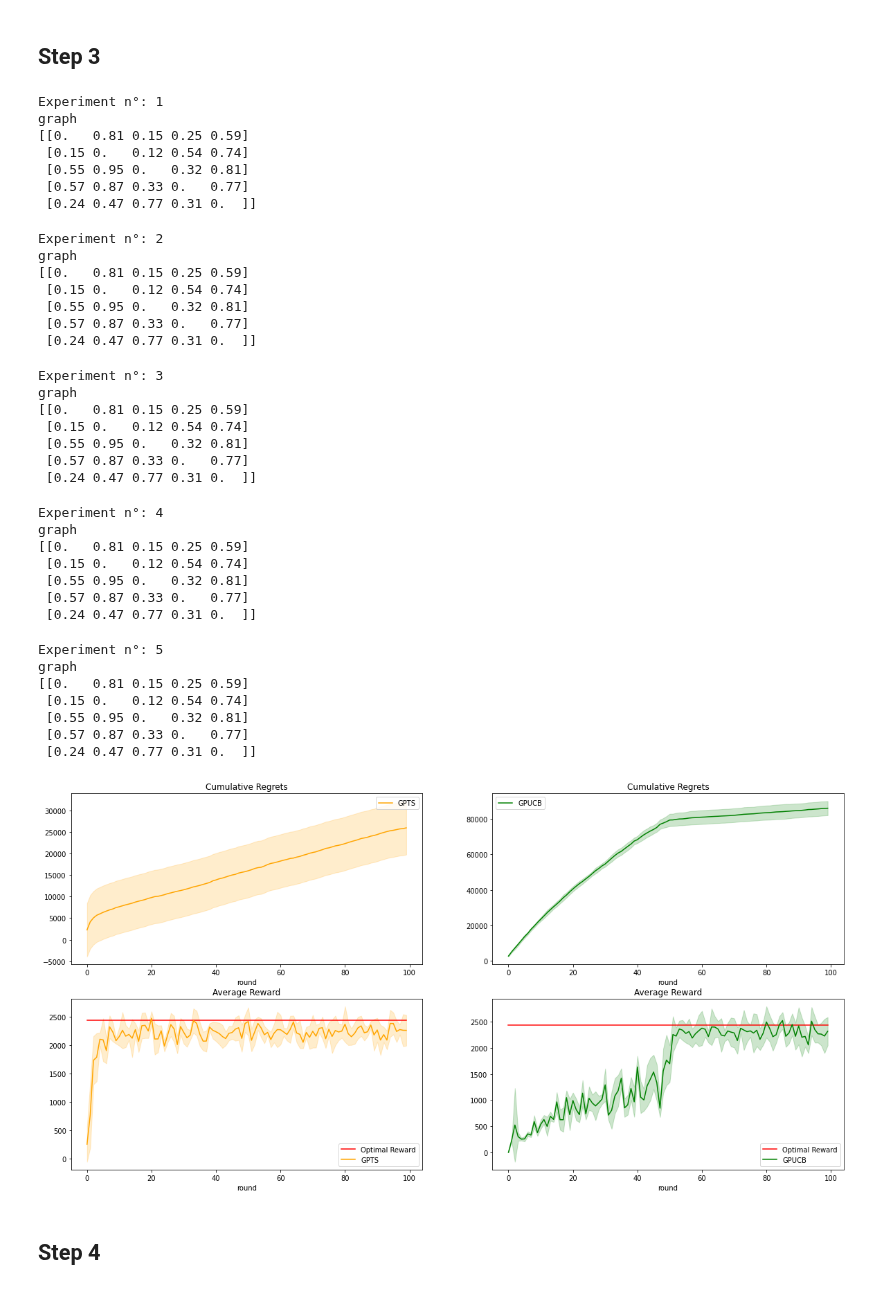
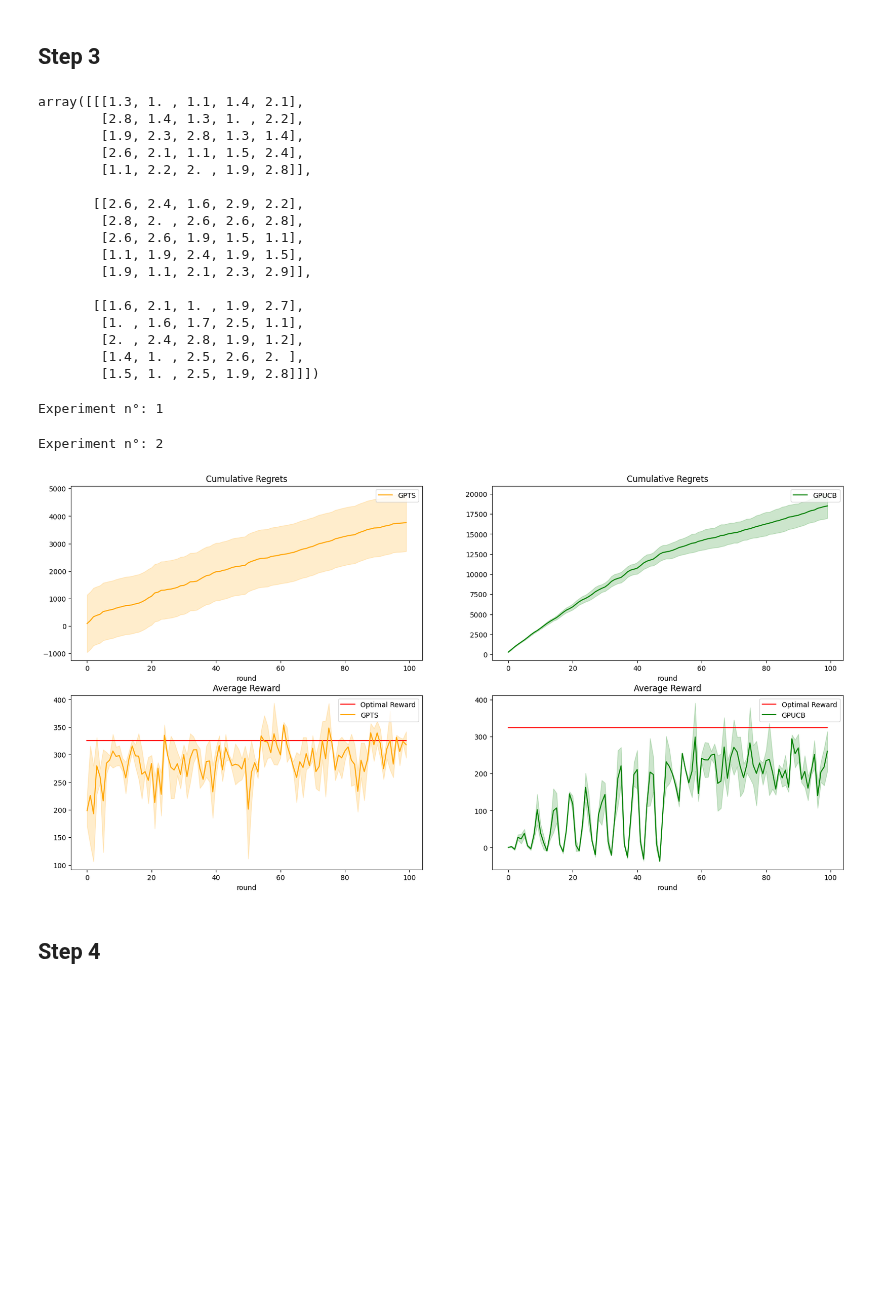
Before and after one commit to FPuoti255/OLA_project, a Jupyter notebook: src/trial_notebook.ipynb, the cells around one changed output. Drawn from its saved outputs; the diff is of its cells as text; code cells hidden in the pictures; blank space fills up the shorter version.

```diff
--- a/src/trial_notebook.ipynb
+++ b/src/trial_notebook.ipynb
@@ -37,49 +33,37 @@ plot_learned_functions(ecomm3_gpts, ecomm3_gpucb, env)
 [figure]
 # %% [markdown]
 ## Step 3
+# %%
+np.random.randint(10,30,size=(NUM_OF_USERS_CLASSES, NUM_OF_PRODUCTS, NUM_OF_PRODUCTS))/10
+# %% [output]
+array([[[1.3, 1. , 1.1, 1.4, 2.1],
+        [2.8, 1.4, 1.3, 1. , 2.2],
+        [1.9, 2.3, 2.8, 1.3, 1.4],
+        [2.6, 2.1, 1.1, 1.5, 2.4],
+        [1.1, 2.2, 2. , 1.9, 2.8]],
+
+       [[2.6, 2.4, 1.6, 2.9, 2.2],
+        [2.8, 2. , 2.6, 2.6, 2.8],
+        [2.6, 2.6, 1.9, 1.5, 1.1],
+        [1.1, 1.9, 2.4, 1.9, 1.5],
+        [1.9, 1.1, 2.1, 2.3, 2.9]],
+
+       [[1.6, 2.1, 1. , 1.9, 2.7],
+        [1. , 1.6, 1.7, 2.5, 1.1],
+        [2. , 2.4, 2.8, 1.9, 1.2],
+        [1.4, 1. , 2.5, 2.6, 2. ],
+        [1.5, 1. , 2.5, 1.9, 2.8]]])
 # %%
-gpts_rewards_per_experiment, gpucb_rewards_per_experiment, opts = simulate_step3() # no mc
-
-#plot_regrets_merged(gpts_rewards_per_experiment, gpucb_rewards_per_experiment, opts, ["GPTS", "GPUCB"])
-
-plot_regrets(gpts_rewards_per_experiment, gpucb_rewards_per_experiment, opts, ["GPTS", "GPUCB"])
+for _ in range(100):
+    gpts_rewards_per_experiment, gpucb_rewards_per_experiment, opts = simulate_step3() # no mc
+    plot_regrets(gpts_rewards_per_experiment, gpucb_rewards_per_experiment, opts, ["GPTS", "GPUCB"])
+    print()
+    print()
+    print()
 # %% [output]
 Experiment n°: 1
-graph
-[[0.   0.81 0.15 0.25 0.59]
- [0.15 0.   0.12 0.54 0.74]
- [0.55 0.95 0.   0.32 0.81]
- [0.57 0.87 0.33 0.   0.77]
- [0.24 0.47 0.77 0.31 0.  ]]
 Experiment n°: 2
-graph
-[[0.   0.81 0.15 0.25 0.59]
- [0.15 0.   0.12 0.54 0.74]
- [0.55 0.95 0.   0.32 0.81]
- [0.57 0.87 0.33 0.   0.77]
- [0.24 0.47 0.77 0.31 0.  ]]
-Experiment n°: 3
-graph
-[[0.   0.81 0.15 0.25 0.59]
- [0.15 0.   0.12 0.54 0.74]
- [0.55 0.95 0.   0.32 0.81]
- [0.57 0.87 0.33 0.   0.77]
- [0.24 0.47 0.77 0.31 0.  ]]
-Experiment n°: 4
-graph
-[[0.   0.81 0.15 0.25 0.59]
- [0.15 0.   0.12 0.54 0.74]
- [0.55 0.95 0.   0.32 0.81]
- [0.57 0.87 0.33 0.   0.77]
- [0.24 0.47 0.77 0.31 0.  ]]
-Experiment n°: 5
-graph
-[[0.   0.81 0.15 0.25 0.59]
- [0.15 0.   0.12 0.54 0.74]
- [0.55 0.95 0.   0.32 0.81]
- [0.57 0.87 0.33 0.   0.77]
- [0.24 0.47 0.77 0.31 0.  ]]
-[figure, old version]
+[figure, new version]
 # %% [markdown]
 ## Step 4
 # %%
```
Also changed, not shown: parts of 2 cells of this notebook, 3 other files.
